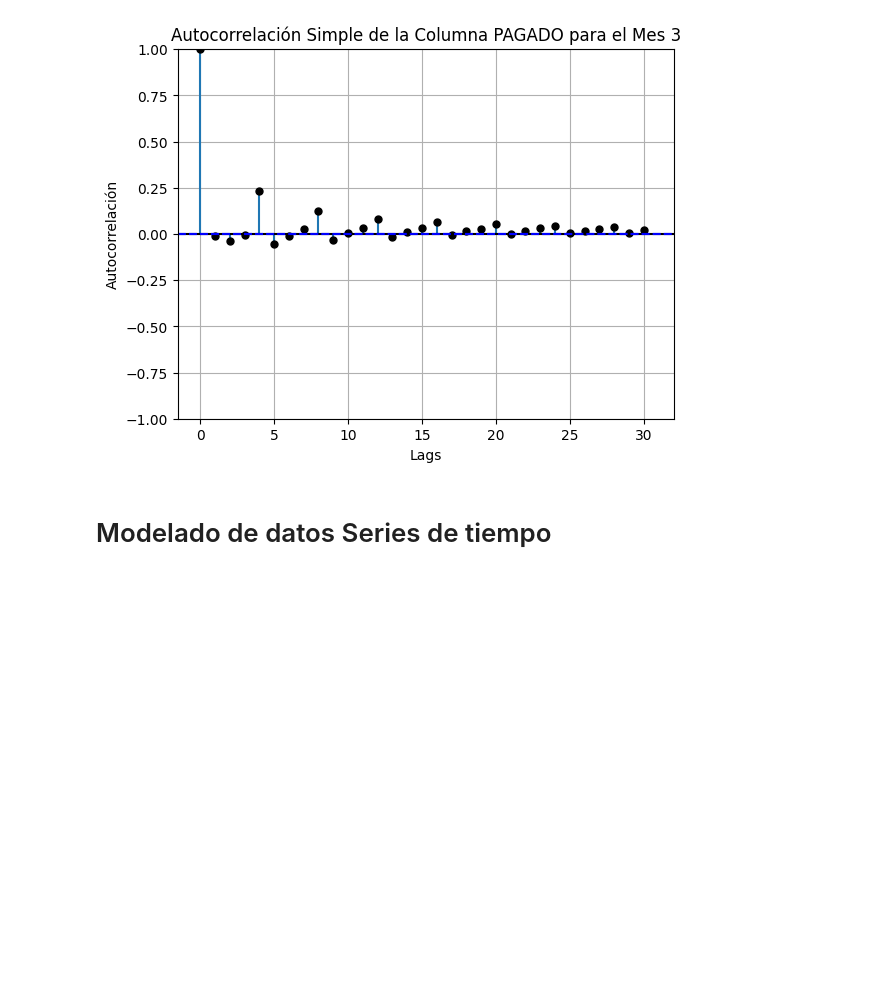
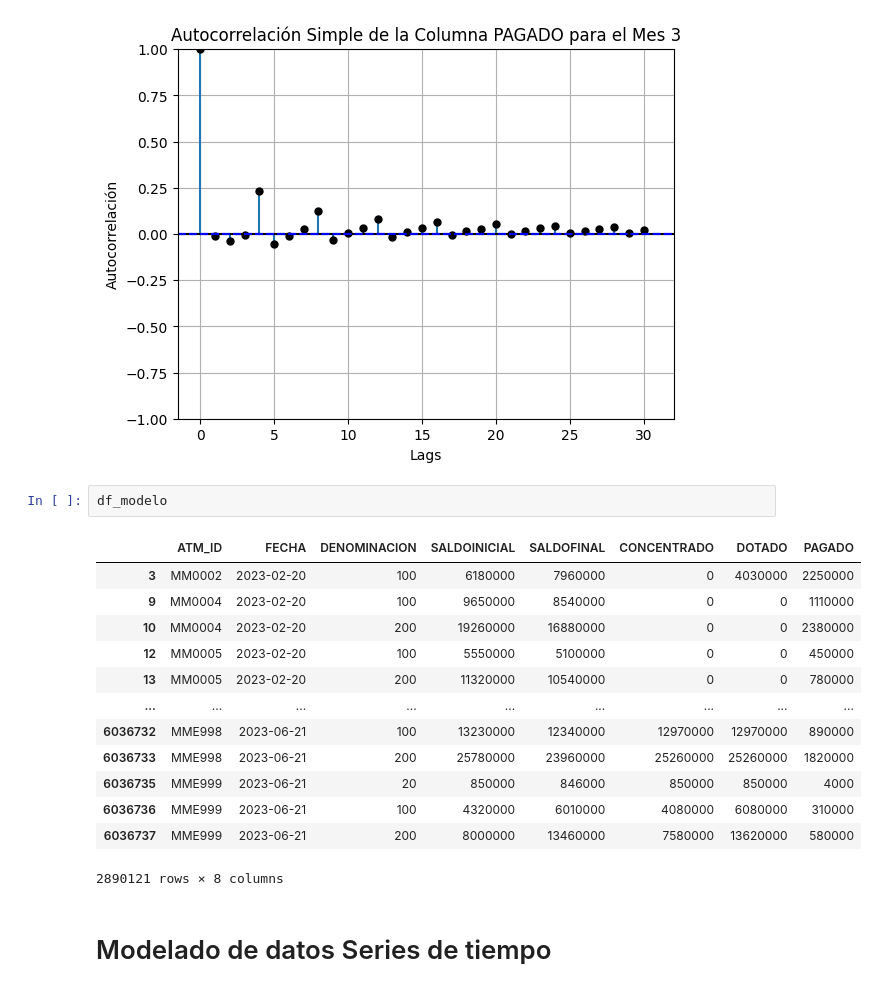
Before and after one commit to JairAmaro/Portafolio, a Jupyter notebook: BBVA ATMS/BBVA_ATMS.ipynb, the cells around one changed output. Drawn from its saved outputs; the diff is of its cells as text; blank space fills up the shorter version.

```diff
--- a/BBVA ATMS/BBVA_ATMS.ipynb
+++ b/BBVA ATMS/BBVA_ATMS.ipynb
@@ -269,6 +289,22 @@ plt.show()
 # %% [output]
 <Figure size 1200x600 with 0 Axes>
 [figure]
+# %%
+df_modelo
+# %% [output]
+|  | ATM_ID | FECHA | DENOMINACION | SALDOINICIAL | SALDOFINAL | CONCENTRADO | DOTADO | PAGADO |
+| 3 | MM0002 | 2023-02-20 | 100 | 6180000 | 7960000 | 0 | 4030000 | 2250000 |
+| 9 | MM0004 | 2023-02-20 | 100 | 9650000 | 8540000 | 0 | 0 | 1110000 |
+| 10 | MM0004 | 2023-02-20 | 200 | 19260000 | 16880000 | 0 | 0 | 2380000 |
+| 12 | MM0005 | 2023-02-20 | 100 | 5550000 | 5100000 | 0 | 0 | 450000 |
+| 13 | MM0005 | 2023-02-20 | 200 | 11320000 | 10540000 | 0 | 0 | 780000 |
+| ... | ... | ... | ... | ... | ... | ... | ... | ... |
+| 6036732 | MME998 | 2023-06-21 | 100 | 13230000 | 12340000 | 12970000 | 12970000 | 890000 |
+| 6036733 | MME998 | 2023-06-21 | 200 | 25780000 | 23960000 | 25260000 | 25260000 | 1820000 |
+| 6036735 | MME999 | 2023-06-21 | 20 | 850000 | 846000 | 850000 | 850000 | 4000 |
+| 6036736 | MME999 | 2023-06-21 | 100 | 4320000 | 6010000 | 4080000 | 6080000 | 310000 |
+| 6036737 | MME999 | 2023-06-21 | 200 | 8000000 | 13460000 | 7580000 | 13620000 | 580000 |
+2890121 rows × 8 columns
 # %% [markdown]
 # Modelado de datos Series de tiempo
 # %%
```
Also changed, not shown: parts of 11 cells of this notebook.
